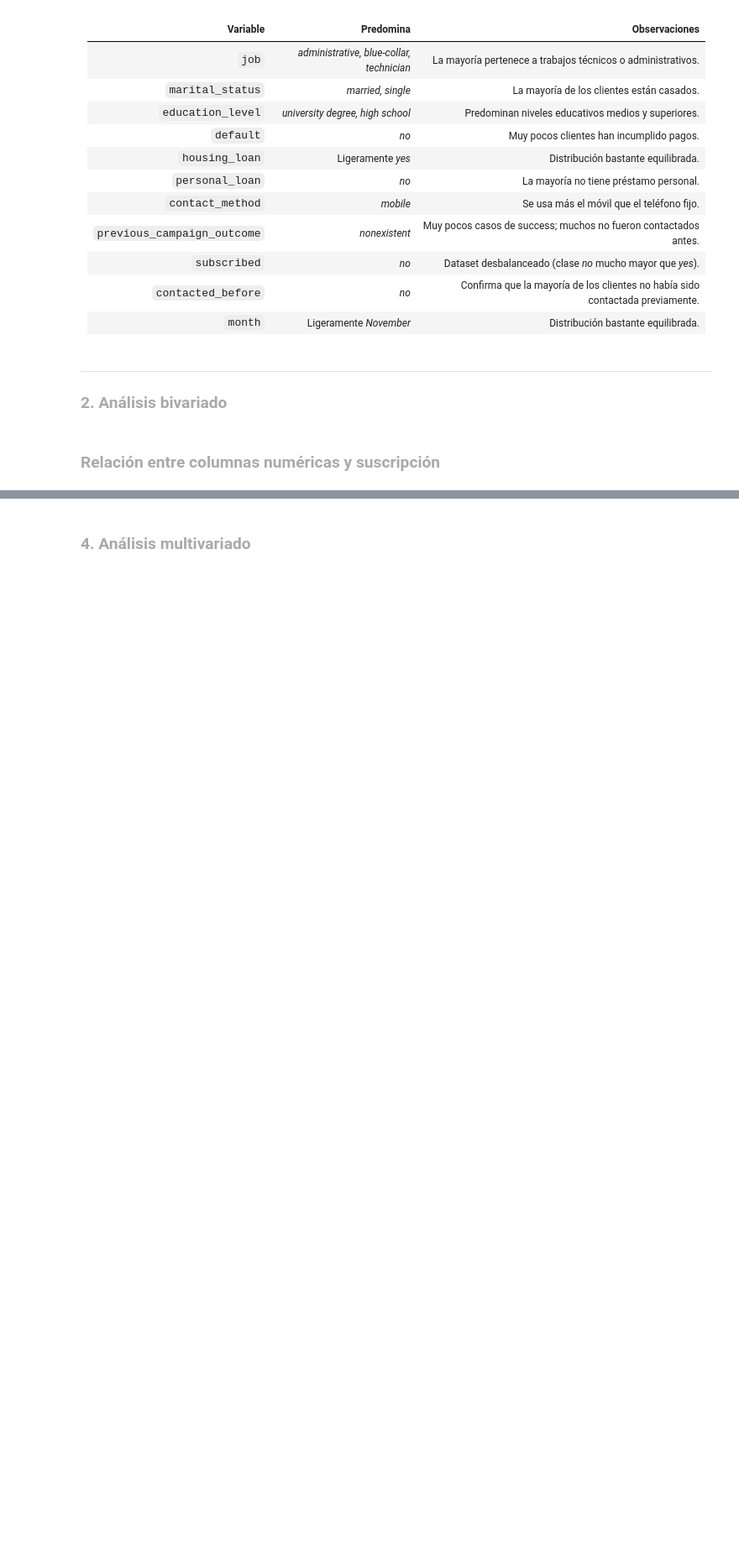
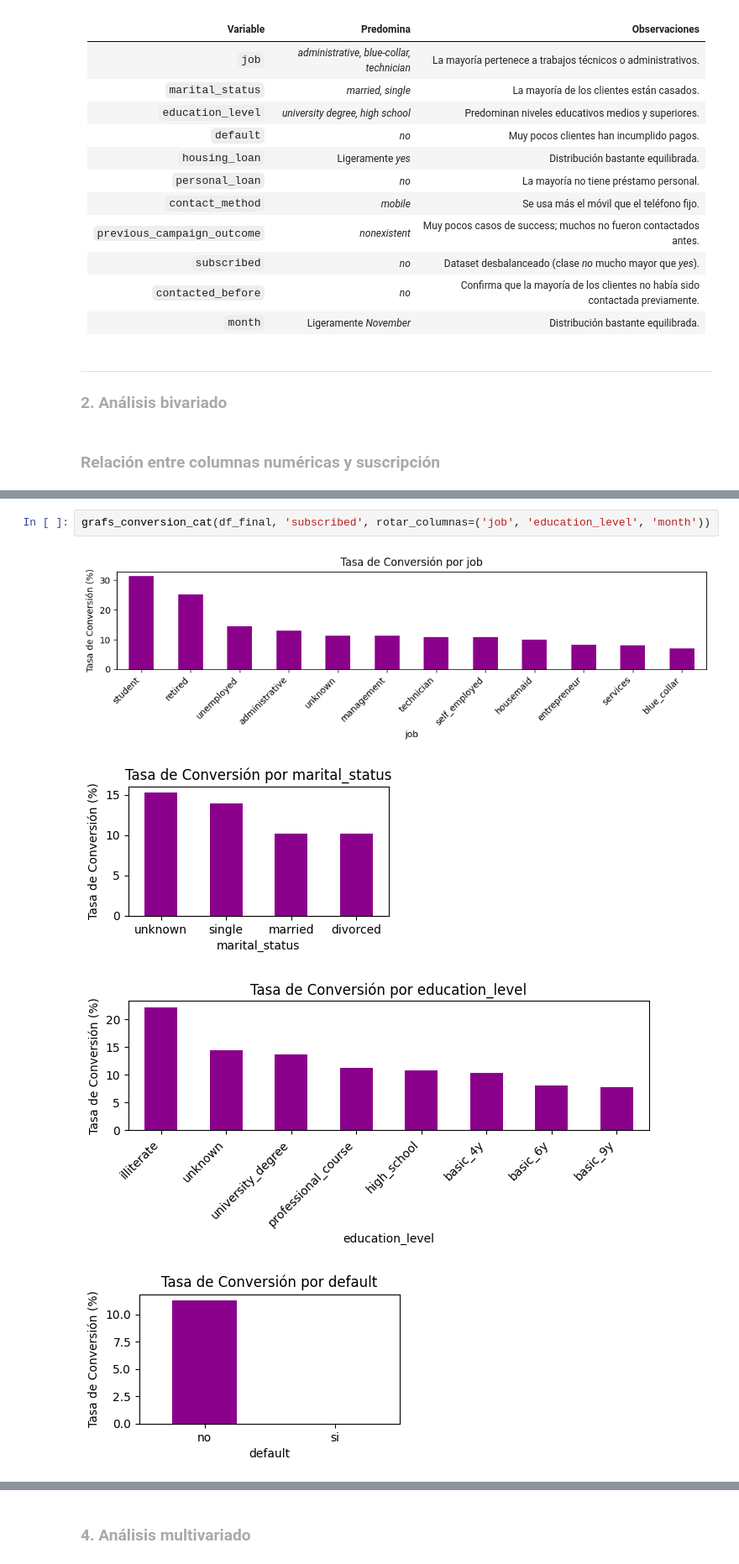
Before and after one commit to lorenalopezarenas/EDA-BankMarketing, a Jupyter notebook: notebooks/03. EDA.ipynb, the cells around one changed output, grey strips where cells are left out. Shown at 84% size. Cells and saved outputs as stored; diff of their text form; blank space fills up the shorter version.

```diff
--- a/notebooks/03. EDA.ipynb
+++ b/notebooks/03. EDA.ipynb
@@ -270,0 +346,7 @@ category_vs_target(df_final, "subscribed")
+# %%
+grafs_conversion_cat(df_final, 'subscribed', rotar_columnas=('job', 'education_level', 'month'))
+# %% [output]
+[figure, added]
+[figure, added]
+[figure, added]
+[figure, added]
```
Also changed, not shown: parts of 16 cells of this notebook, 1 other file.
